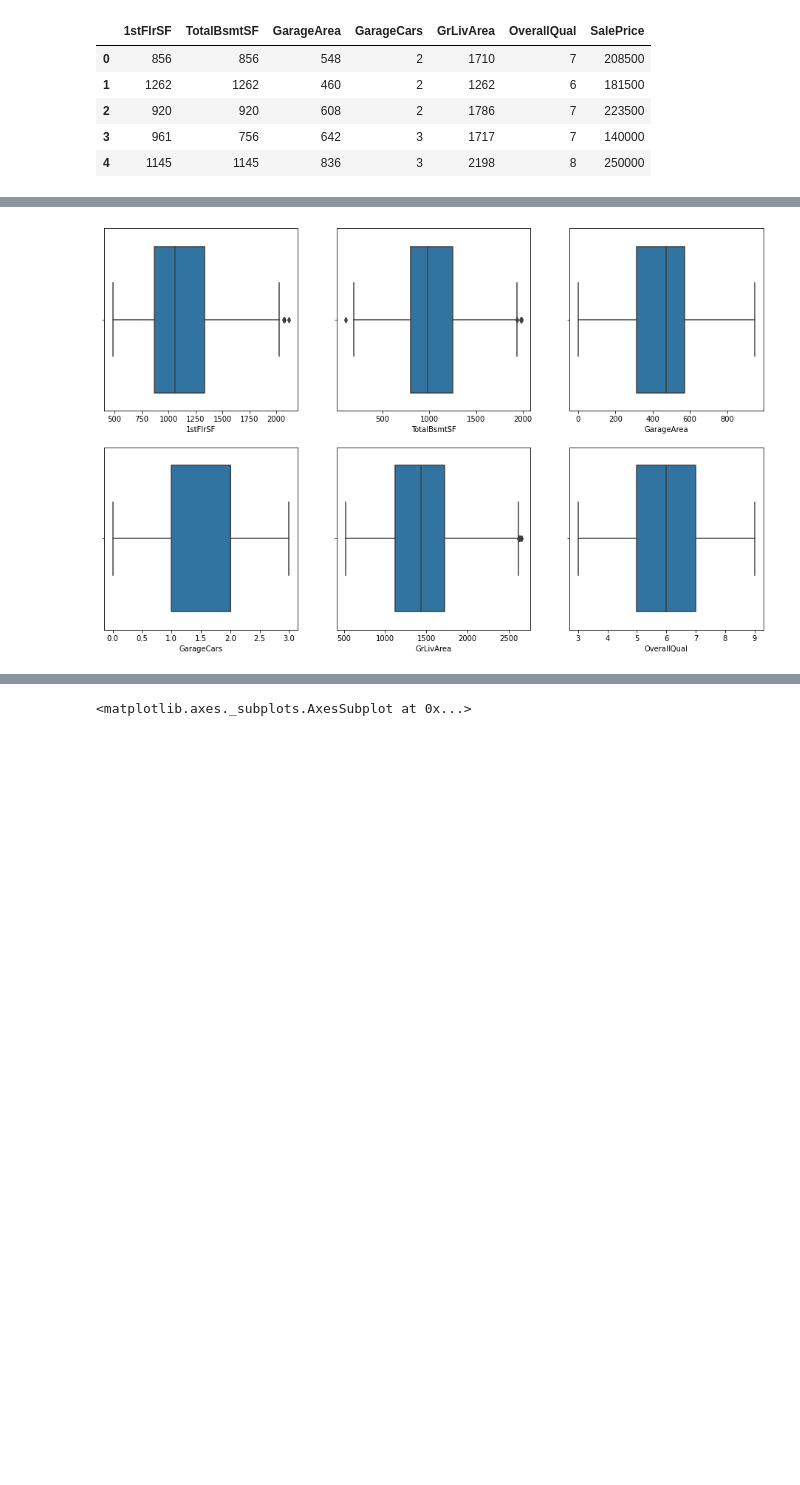
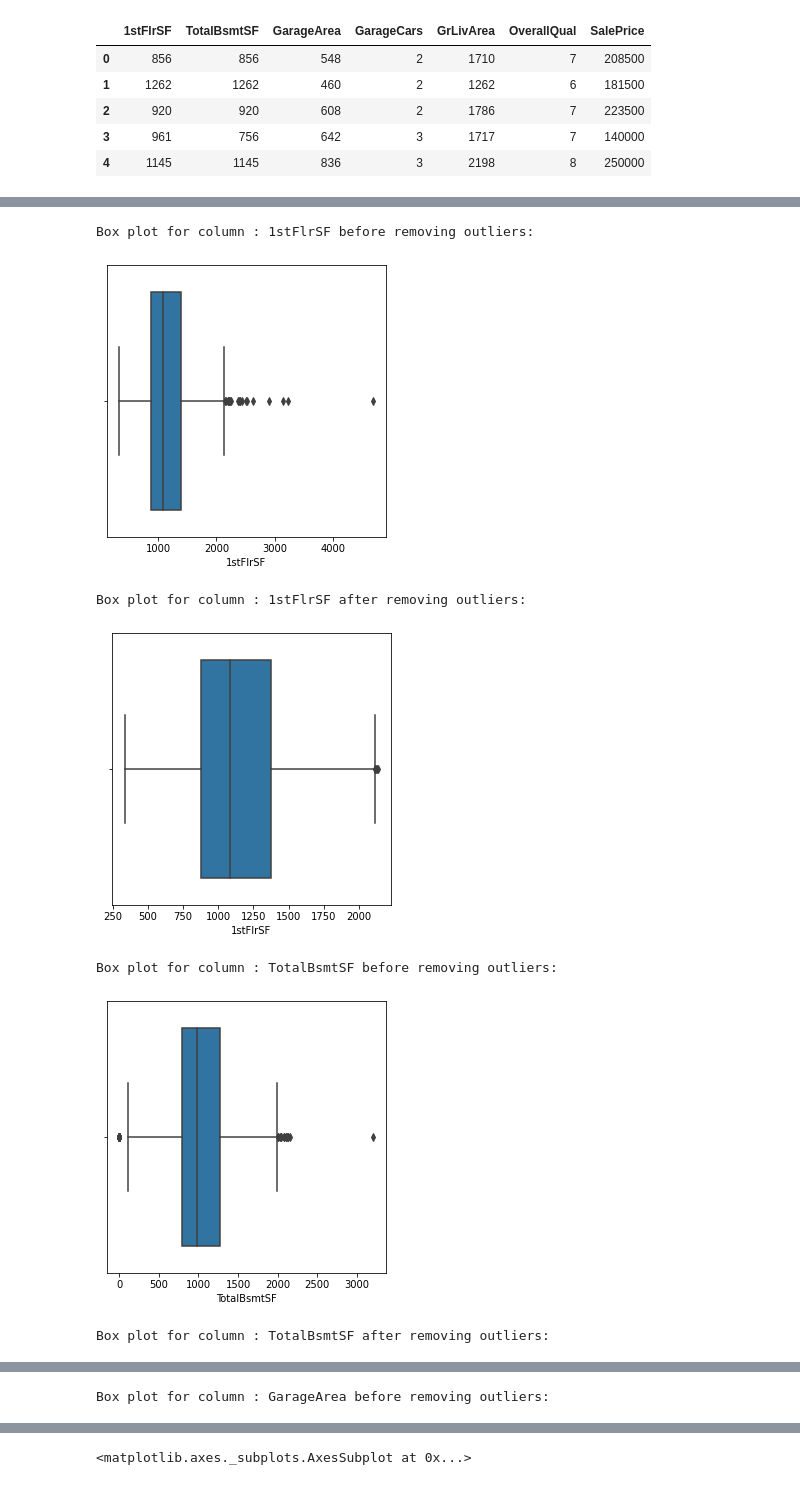
Before and after one commit to ananthakrishnanpta/PCA-project, a Jupyter notebook: PCA_project.ipynb, the cells around one changed output, grey strips where cells are left out. Cells and saved outputs as stored; diff of their text form; code cells hidden in the pictures; blank space fills up the shorter version.

```diff
--- a/PCA_project.ipynb
+++ b/PCA_project.ipynb
@@ -165,29 +134,32 @@ df  = df[df['GarageArea']<up_lim]
-# %%
-Q1 , Q2 , Q3 = np.percentile(df['GarageCars'],[25 , 50, 75])
-IQR = Q3 - Q1
-low_lim = Q1 - (1.5*IQR)
-up_lim = Q3 + (1.5*IQR)
-df  = df[df['GarageCars']>low_lim]
-df  = df[df['GarageCars']<up_lim]
-# %%
-Q1 , Q2 , Q3 = np.percentile(df['GrLivArea'],[25 , 50, 75])
-IQR = Q3 - Q1
-low_lim = Q1 - (1.5*IQR)
-up_lim = Q3 + (1.5*IQR)
-df  = df[df['GrLivArea']>low_lim]
-df  = df[df['GrLivArea']<up_lim]
-# %%
-Q1 , Q2 , Q3 = np.percentile(df['OverallQual'],[25 , 50, 75])
-IQR = Q3 - Q1
-low_lim = Q1 - (1.5*IQR)
-up_lim = Q3 + (1.5*IQR)
-df  = df[df['OverallQual']>low_lim]
-df  = df[df['OverallQual']<up_lim]
-# %%
-plt.figure(figsize=(16,10))
-
-for i in enumerate(features):
-  plt.subplot(2,3,i[0]+1)
-  sns.boxplot(x = i[1],hue= 'SalePrice',data = df)
-# %% [output]
-[figure, removed]
+# %%
+def plot_box(df,col_name):
+  plt.figure(figsize = (5,5))
+  sns.boxplot(df[col_name])
+  plt.show()
+def remove_outliers(df,col_name):
+  print("Box plot for column : {} before removing outliers: ".format(col_name))
+  plot_box(df,col_name)
+
+  q1, q2, q3 = np.percentile(df[col_name],[25,50,75])
+  int_quart_range = q3 - q1
+  df = df[df[col_name] > (q1 - (int_quart_range * 1.5))]
+  df = df[df[col_name] <(q3 + (int_quart_range *1.5))]
+
+  print("Box plot for column : {} after removing outliers: ".format(col_name))
+  plot_box(df,col_name)
+  return df
+# %%
+df = remove_outliers(df,'1stFlrSF')
+df = remove_outliers(df,'TotalBsmtSF')
+df = remove_outliers(df,'GarageArea')
+df = remove_outliers(df,'GarageCars')
+df = remove_outliers(df,'GrLivArea')
+df = remove_outliers(df,'OverallQual')
+# %% [output]
+Box plot for column : 1stFlrSF before removing outliers:
+[figure, added]
+Box plot for column : 1stFlrSF after removing outliers:
+[figure, added]
+Box plot for column : TotalBsmtSF before removing outliers:
+[figure, added]
+Box plot for column : TotalBsmtSF after removing outliers:
@@ -193,0 +167 @@ for i in enumerate(features):
+Box plot for column : GarageArea before removing outliers:
```
Also changed, not shown: parts of 14 cells of this notebook.
